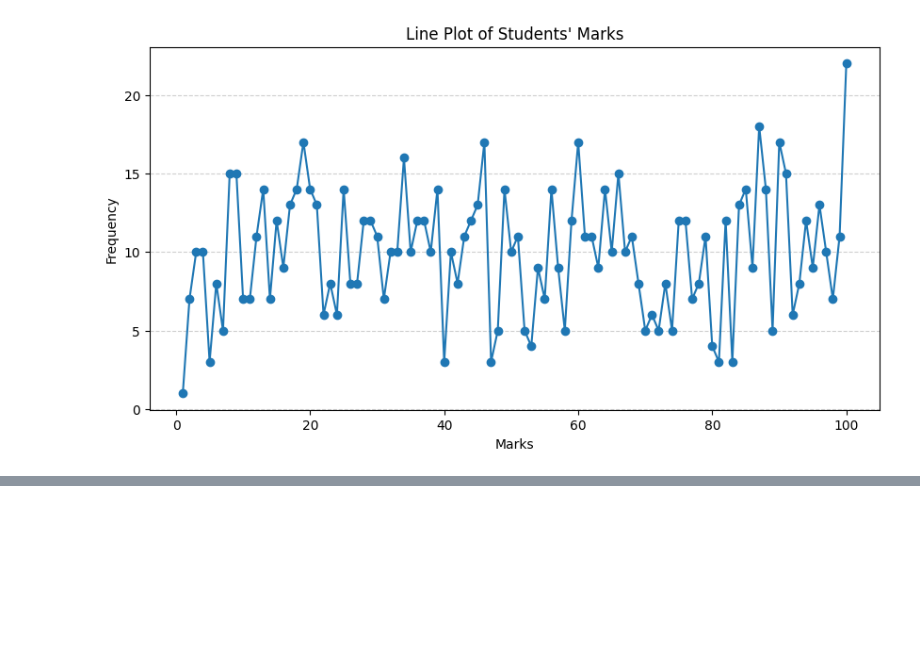
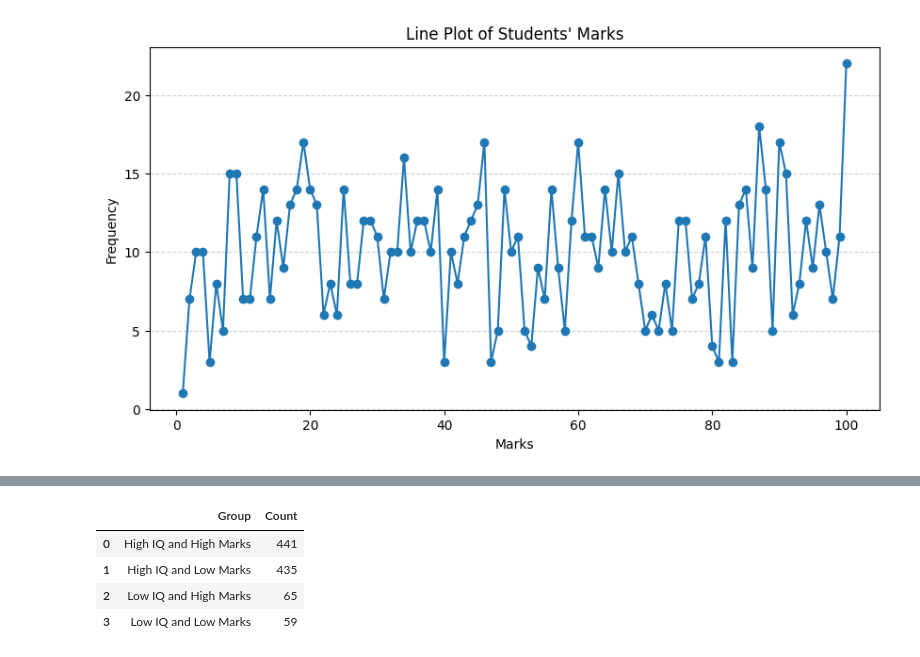
Before and after one commit to ezfrigate/python-training, a Jupyter notebook: HW-07-10/Aggregate Functions/agg.ipynb, the cells around one changed output, grey strips where cells are left out. Cells and saved outputs as stored; diff of their text form; code cells hidden in the pictures; blank space fills up the shorter version.

Commit message:
[HW] Fourth part - aggregate functions

```diff
--- a/HW-07-10/Aggregate Functions/agg.ipynb
+++ b/HW-07-10/Aggregate Functions/agg.ipynb
@@ -109,0 +131,24 @@ plt.show()
+# %%
+# Define a custom function to create groups based on IQ and Marks
+def create_groups(row):
+    if row['IQ'] < 50 and row['marks'] < 50:
+        return 'Low IQ and Low Marks'
+    elif row['IQ'] < 50 and row['marks'] >= 50:
+        return 'Low IQ and High Marks'
+    elif row['IQ'] >= 50 and row['marks'] < 50:
+        return 'High IQ and Low Marks'
+    else:
+        return 'High IQ and High Marks'
+
+# Apply the custom function to create a new 'Group' column
+df['Group'] = df.apply(create_groups, axis=1)
+
+# Group by the 'Group' column and count the number of students in each group
+grouped_df = df.groupby('Group').size().reset_index(name='Count')
+grouped_df
+# %% [output]
+|  | Group | Count |
+| 0 | High IQ and High Marks | 441 |
+| 1 | High IQ and Low Marks | 435 |
+| 2 | Low IQ and High Marks | 65 |
+| 3 | Low IQ and Low Marks | 59 |
```
Also changed, not shown: parts of 1 cell of this notebook, 1 other file.
